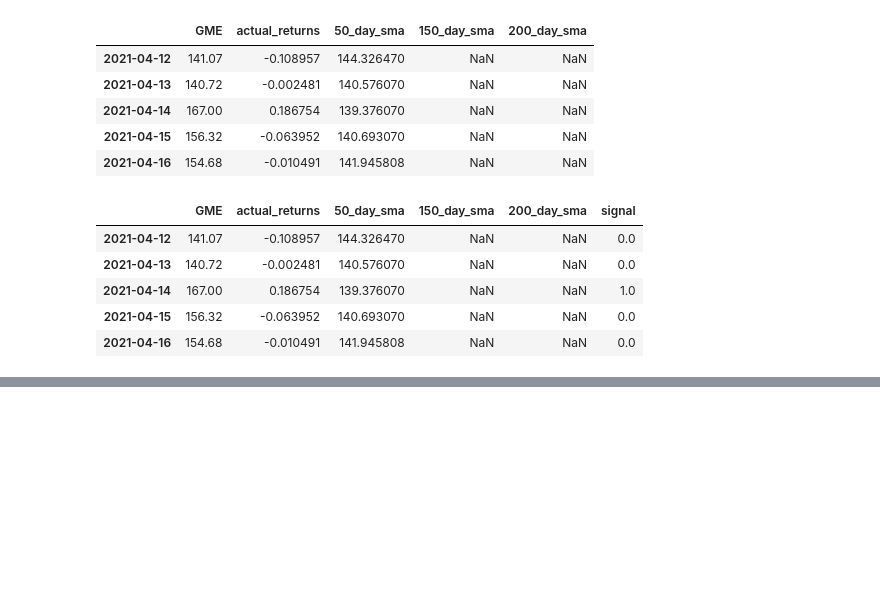
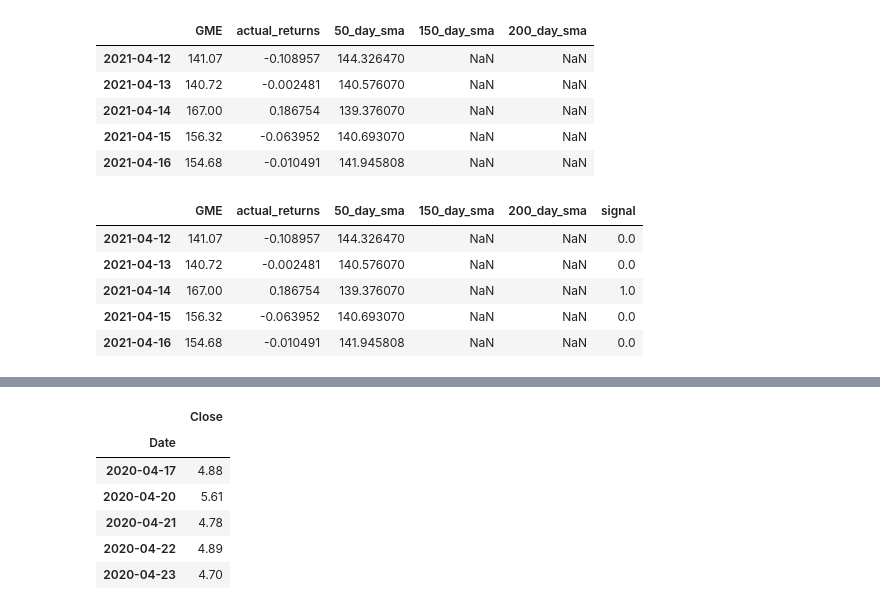
Before and after one commit to billysco/sentiment_analysis, a Jupyter notebook: prices_from_alpaca.ipynb, the cells around one changed output, grey strips where cells are left out. Saved outputs shown, nothing was run; the diff lists cells and outputs as text; code cells hidden in the pictures; blank space fills up the shorter version.

```diff
--- a/prices_from_alpaca.ipynb
+++ b/prices_from_alpaca.ipynb
@@ -196,0 +228,12 @@ gme_df.tail()
+# %%
+# extract the close column
+gme_df_2 = pd.DataFrame(data['Close'])
+gme_df_2.head()
+# %% [output]
+|  | Close |
+| Date |  |
+| 2020-04-17 | 4.88 |
+| 2020-04-20 | 5.61 |
+| 2020-04-21 | 4.78 |
+| 2020-04-22 | 4.89 |
+| 2020-04-23 | 4.70 |
```
Also changed, not shown: parts of 8 cells of this notebook.
